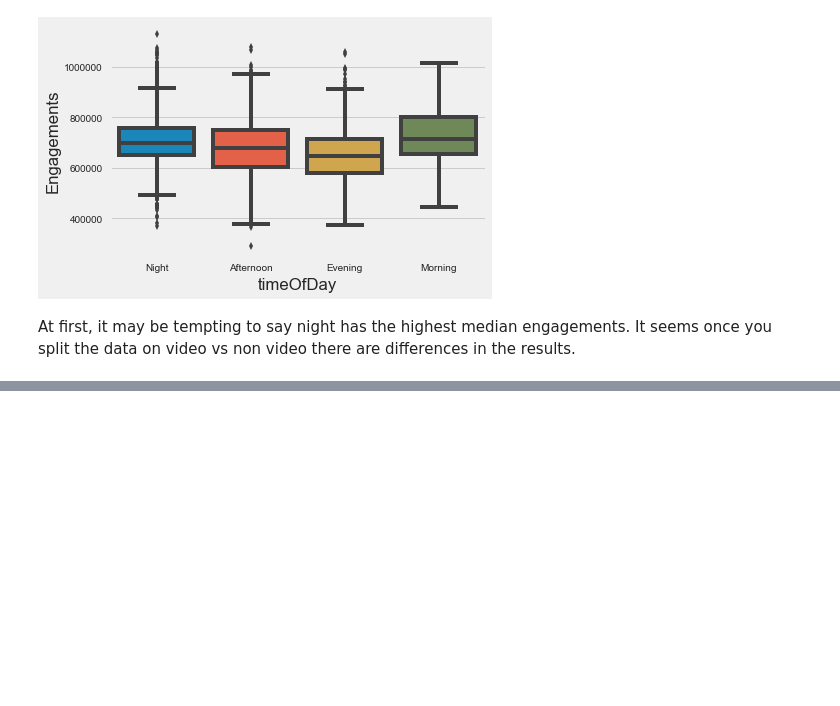
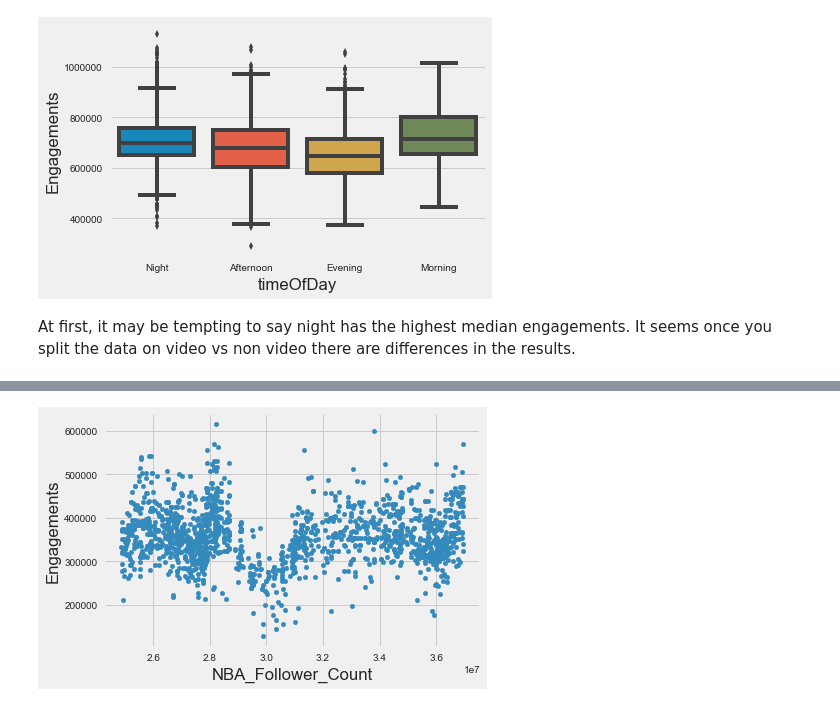
Before and after one commit to frankhu19/NBA2019, a Jupyter notebook: BA_EDA.ipynb, the cells around one changed output, grey strips where cells are left out. Cells and saved outputs as stored; diff of their text form; code cells hidden in the pictures; blank space fills up the shorter version.

```diff
--- a/BA_EDA.ipynb
+++ b/BA_EDA.ipynb
@@ -286,0 +297,4 @@ data[].plot.scatter(x="NBA_Follower_Count", y="Engagements");
+# %%
+data[data['Type'] == 'Photo'].plot.scatter(x="NBA_Follower_Count", y="Engagements");
+# %% [output]
+[figure, added]
```
Also changed, not shown: parts of 12 cells of this notebook.
